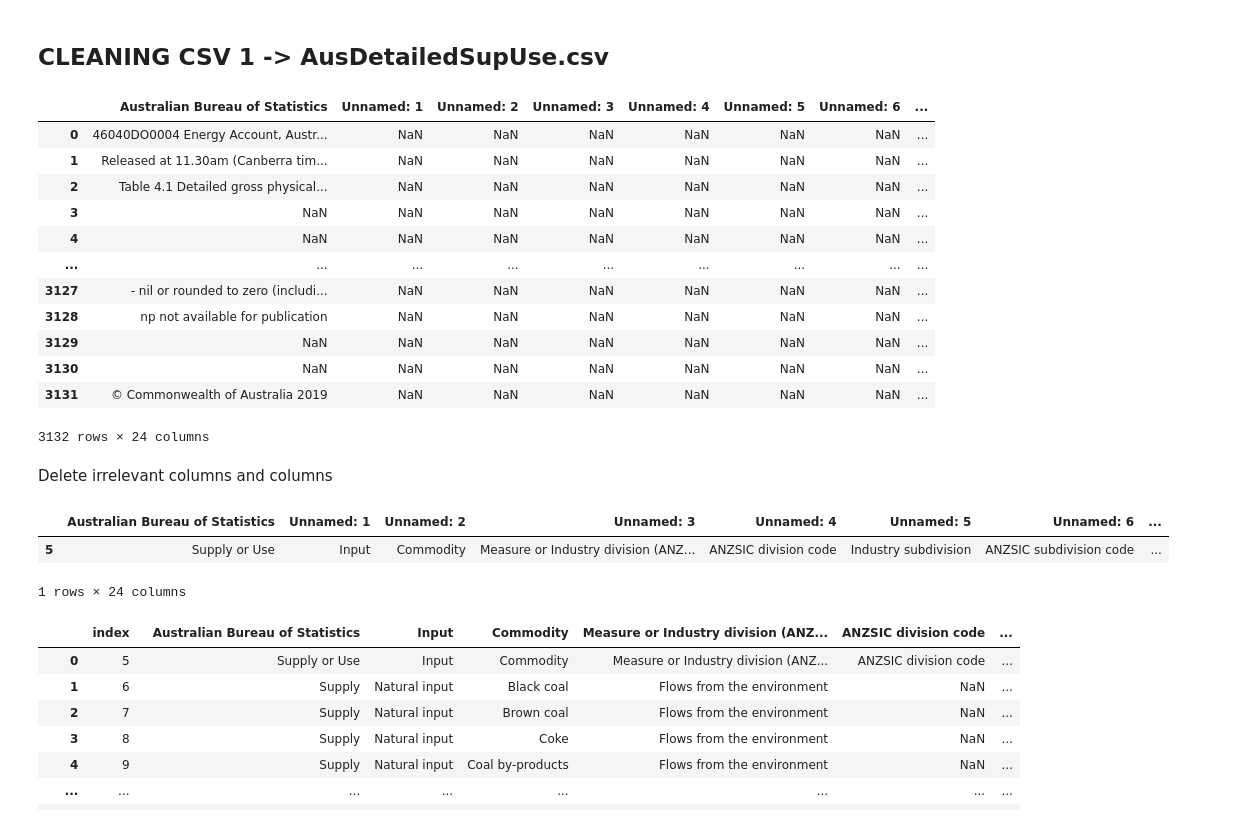
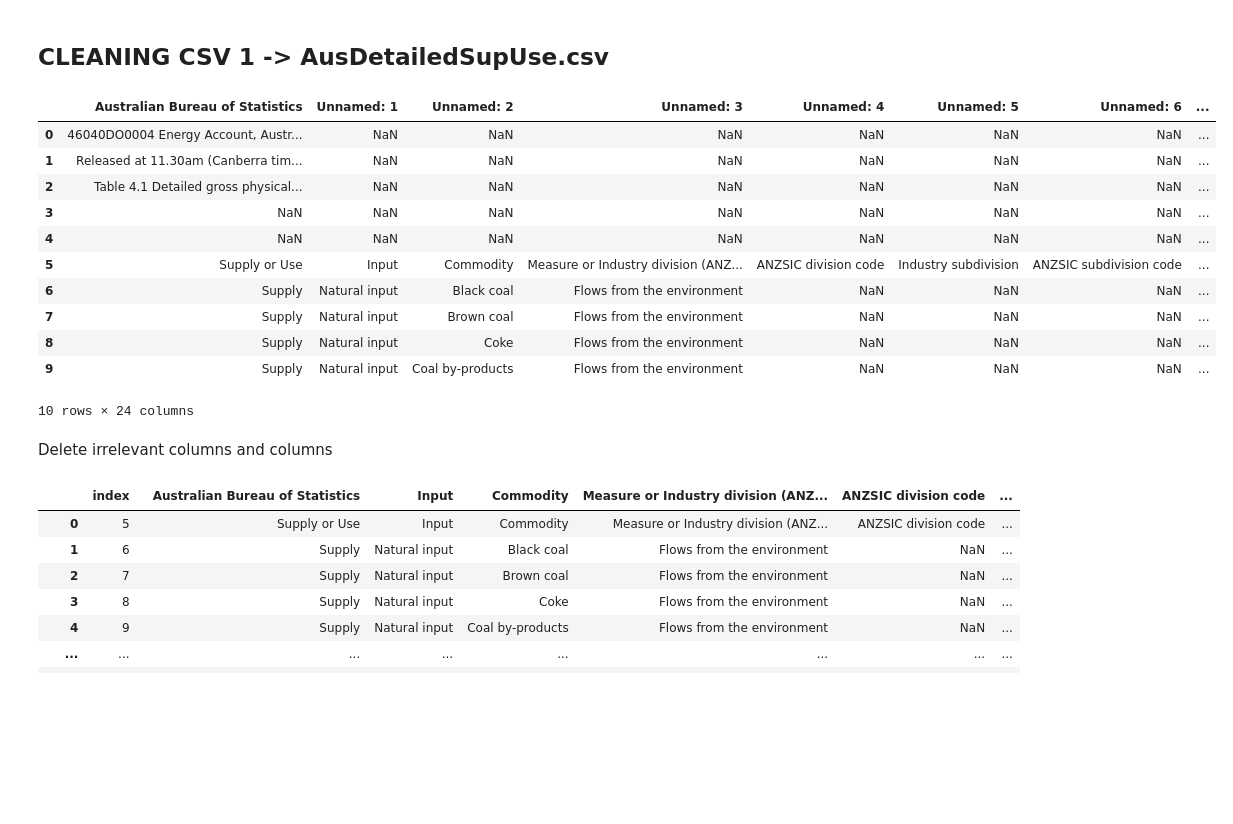
Before and after one commit to natalieddavies/FinalProject, a Jupyter notebook: datasets/cleaning.ipynb, the cells around one changed output. Drawn from its saved outputs; the diff is of its cells as text; code cells hidden in the pictures; blank space fills up the shorter version.

```diff
--- a/datasets/cleaning.ipynb
+++ b/datasets/cleaning.ipynb
@@ -34,31 +34,24 @@ netsup7 = pd.read_csv(path_data7)
 # %% [markdown]
 ## CLEANING CSV 1 -> AusDetailedSupUse.csv
 # %%
-detailed_supply1
+detailed_supply1.head(10)
 # %% [output]
 |  | Australian Bureau of Statistics | Unnamed: 1 | Unnamed: 2 | Unnamed: 3 | Unnamed: 4 | Unnamed: 5 | Unnamed: 6 | ... |
 | 0 | 46040DO0004 Energy Account, Austr... | NaN | NaN | NaN | NaN | NaN | NaN | ... |
 | 1 | Released at 11.30am (Canberra tim... | NaN | NaN | NaN | NaN | NaN | NaN | ... |
 | 2 | Table 4.1 Detailed gross physical... | NaN | NaN | NaN | NaN | NaN | NaN | ... |
 | 3 | NaN | NaN | NaN | NaN | NaN | NaN | NaN | ... |
 | 4 | NaN | NaN | NaN | NaN | NaN | NaN | NaN | ... |
-| ... | ... | ... | ... | ... | ... | ... | ... | ... |
-| 3127 | - nil or rounded to zero (includi... | NaN | NaN | NaN | NaN | NaN | NaN | ... |
-| 3128 | np not available for publication | NaN | NaN | NaN | NaN | NaN | NaN | ... |
-| 3129 | NaN | NaN | NaN | NaN | NaN | NaN | NaN | ... |
-| 3130 | NaN | NaN | NaN | NaN | NaN | NaN | NaN | ... |
-| 3131 | © Commonwealth of Australia 2019 | NaN | NaN | NaN | NaN | NaN | NaN | ... |
+| 5 | Supply or Use | Input | Commodity | Measure or Industry division (ANZ... | ANZSIC division code | Industry subdivision | ANZSIC subdivision code | ... |
+| 6 | Supply | Natural input | Black coal | Flows from the environment | NaN | NaN | NaN | ... |
+| 7 | Supply | Natural input | Brown coal | Flows from the environment | NaN | NaN | NaN | ... |
+| 8 | Supply | Natural input | Coke | Flows from the environment | NaN | NaN | NaN | ... |
+| 9 | Supply | Natural input | Coal by-products | Flows from the environment | NaN | NaN | NaN | ... |
-3132 rows × 24 columns
+10 rows × 24 columns
 # %% [markdown]
 Delete irrelevant columns and columns
 # %%
 detailed_supply1 = detailed_supply1.drop(detailed_supply1.index[[0,1,2,3,4]])
-# %%
-detailed_supply1.head(1)
-# %% [output]
-|  | Australian Bureau of Statistics | Unnamed: 1 | Unnamed: 2 | Unnamed: 3 | Unnamed: 4 | Unnamed: 5 | Unnamed: 6 | ... |
-| 5 | Supply or Use | Input | Commodity | Measure or Industry division (ANZ... | ANZSIC division code | Industry subdivision | ANZSIC subdivision code | ... |
-1 rows × 24 columns
 # %%
 detailed_supply1 = detailed_supply1.rename(columns={
     "Australian Bureau of Statistics":"Supply or Use",
```
Also changed, not shown: parts of 35 cells of this notebook, 2 other files.
